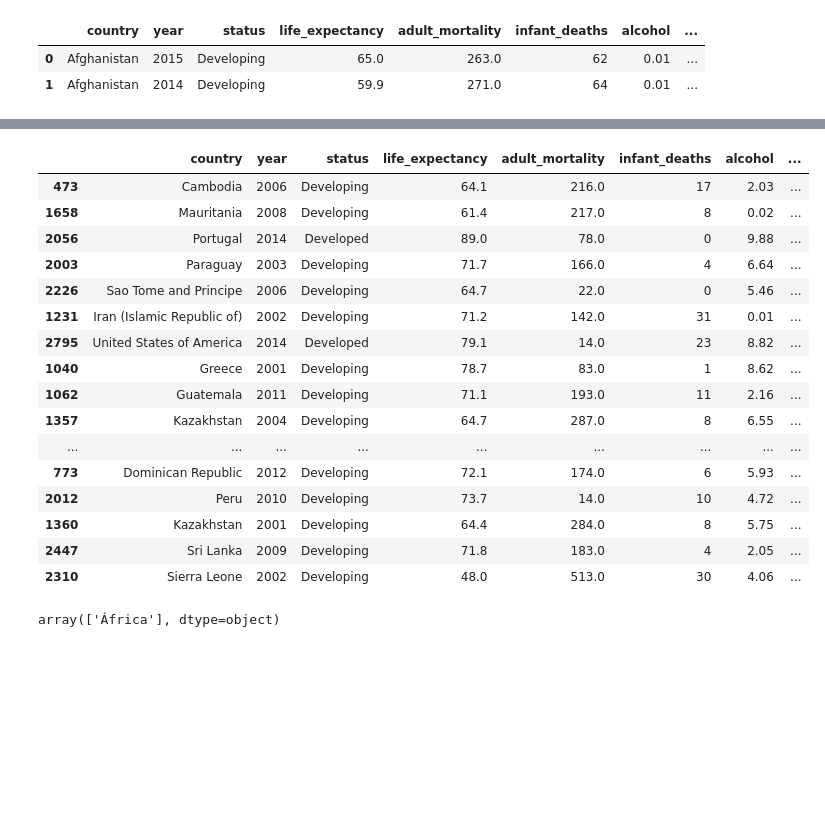
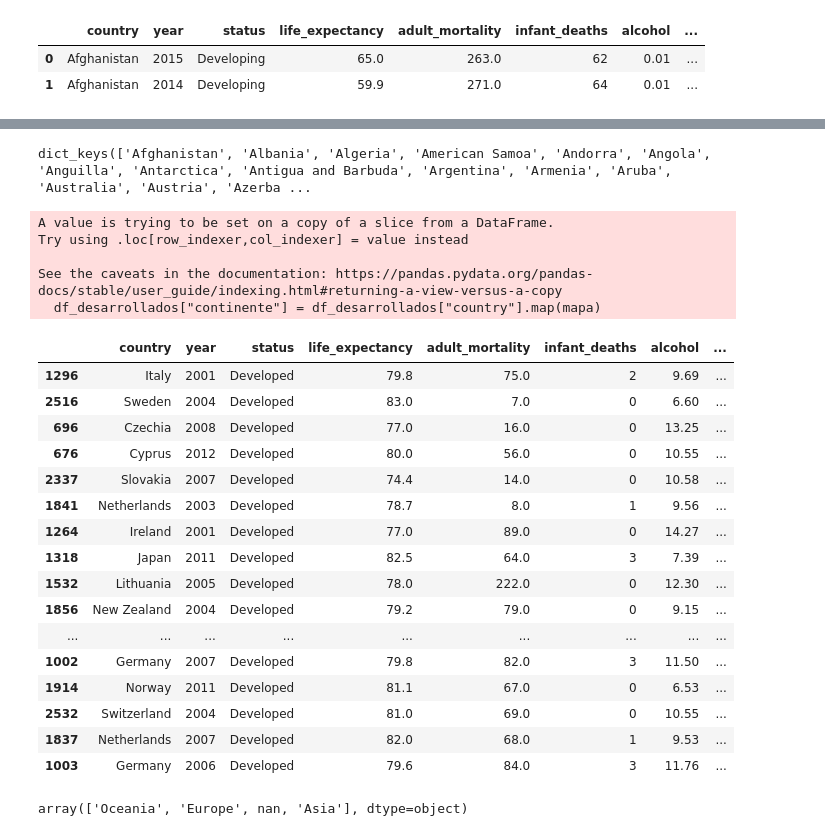
Before and after one commit to Adalab/DA-promo-c-modulo-3-sprint-1-Ximena-Anahi, a Jupyter notebook: 1. Regresion Lineal/1.pp-intro-machine-learning.ipynb, the cells around one changed output, grey strips where cells are left out. Cells and saved outputs as stored; diff of their text form; code cells hidden in the pictures; blank space fills up the shorter version.

```diff
--- a/1. Regresion Lineal/1.pp-intro-machine-learning.ipynb
+++ b/1. Regresion Lineal/1.pp-intro-machine-learning.ipynb
@@ -364,0 +253,3 @@ ValueError: The truth value of a Series is ambiguous. Use a.empty, a.bool(), a.i
+# %%
+countries = my_world.get_countries()
+countries
@@ -365,24 +274,46 @@ ValueError: The truth value of a Series is ambiguous. Use a.empty, a.bool(), a.i
+# %%
+nombres= []
+continentes = []
+
+for i in range(len(countries)):
+    #print(countries[i]['Country Name'])
+    # print(countries[i]['Continent Name'])
+    nombres.append(countries[i]['Country Name'])
+    continentes.append(countries[i]['Continent Name'])
+
+mapa = dict(zip(nombres, continentes))
+mapa.keys()
+# %% [output]
+dict_keys(['Afghanistan', 'Albania', 'Algeria', 'American Samoa', 'Andorra', 'Angola', 'Anguilla', 'Antarctica', 'Antigua and Barbuda', 'Argentina', 'Armenia', 'Aruba', 'Australia', 'Austria', 'Azerba ...
+# %%
+df_desarrollados["continente"] = df_desarrollados["country"].map(mapa)
+# %% [output]
+A value is trying to be set on a copy of a slice from a DataFrame.
+Try using .loc[row_indexer,col_indexer] = value instead
+
+See the caveats in the documentation: https://pandas.pydata.org/pandas-docs/stable/user_guide/indexing.html#returning-a-view-versus-a-copy
+  df_desarrollados["continente"] = df_desarrollados["country"].map(mapa)
 # %%
-df.sample(20)
+df_desarrollados.sample(20)
 # %% [output]
 |  | country | year | status | life_expectancy | adult_mortality | infant_deaths | alcohol | ... |
-| 473 | Cambodia | 2006 | Developing | 64.1 | 216.0 | 17 | 2.03 | ... |
-| 1658 | Mauritania | 2008 | Developing | 61.4 | 217.0 | 8 | 0.02 | ... |
-| 2056 | Portugal | 2014 | Developed | 89.0 | 78.0 | 0 | 9.88 | ... |
-| 2003 | Paraguay | 2003 | Developing | 71.7 | 166.0 | 4 | 6.64 | ... |
-| 2226 | Sao Tome and Principe | 2006 | Developing | 64.7 | 22.0 | 0 | 5.46 | ... |
-| 1231 | Iran (Islamic Republic of) | 2002 | Developing | 71.2 | 142.0 | 31 | 0.01 | ... |
-| 2795 | United States of America | 2014 | Developed | 79.1 | 14.0 | 23 | 8.82 | ... |
-| 1040 | Greece | 2001 | Developing | 78.7 | 83.0 | 1 | 8.62 | ... |
-| 1062 | Guatemala | 2011 | Developing | 71.1 | 193.0 | 11 | 2.16 | ... |
-| 1357 | Kazakhstan | 2004 | Developing | 64.7 | 287.0 | 8 | 6.55 | ... |
+| 1296 | Italy | 2001 | Developed | 79.8 | 75.0 | 2 | 9.69 | ... |
+| 2516 | Sweden | 2004 | Developed | 83.0 | 7.0 | 0 | 6.60 | ... |
+| 696 | Czechia | 2008 | Developed | 77.0 | 16.0 | 0 | 13.25 | ... |
+| 676 | Cyprus | 2012 | Developed | 80.0 | 56.0 | 0 | 10.55 | ... |
+| 2337 | Slovakia | 2007 | Developed | 74.4 | 14.0 | 0 | 10.58 | ... |
+| 1841 | Netherlands | 2003 | Developed | 78.7 | 8.0 | 1 | 9.56 | ... |
+| 1264 | Ireland | 2001 | Developed | 77.0 | 89.0 | 0 | 14.27 | ... |
+| 1318 | Japan | 2011 | Developed | 82.5 | 64.0 | 3 | 7.39 | ... |
+| 1532 | Lithuania | 2005 | Developed | 78.0 | 222.0 | 0 | 12.30 | ... |
+| 1856 | New Zealand | 2004 | Developed | 79.2 | 79.0 | 0 | 9.15 | ... |
 | ... | ... | ... | ... | ... | ... | ... | ... | ... |
-| 773 | Dominican Republic | 2012 | Developing | 72.1 | 174.0 | 6 | 5.93 | ... |
-| 2012 | Peru | 2010 | Developing | 73.7 | 14.0 | 10 | 4.72 | ... |
-| 1360 | Kazakhstan | 2001 | Developing | 64.4 | 284.0 | 8 | 5.75 | ... |
-| 2447 | Sri Lanka | 2009 | Developing | 71.8 | 183.0 | 4 | 2.05 | ... |
-| 2310 | Sierra Leone | 2002 | Developing | 48.0 | 513.0 | 30 | 4.06 | ... |
+| 1002 | Germany | 2007 | Developed | 79.8 | 82.0 | 3 | 11.50 | ... |
+| 1914 | Norway | 2011 | Developed | 81.1 | 67.0 | 0 | 6.53 | ... |
+| 2532 | Switzerland | 2004 | Developed | 81.0 | 69.0 | 0 | 10.55 | ... |
+| 1837 | Netherlands | 2007 | Developed | 82.0 | 68.0 | 1 | 9.53 | ... |
+| 1003 | Germany | 2006 | Developed | 79.6 | 84.0 | 3 | 11.76 | ... |
 # %%
-df["continente"].unique()
+df_desarrollados["continente"].unique()
 # %% [output]
-array(['África'], dtype=object)
+array(['Oceania', 'Europe', nan, 'Asia'], dtype=object)
```
Also changed, not shown: parts of 22 cells of this notebook, 2 other files.
